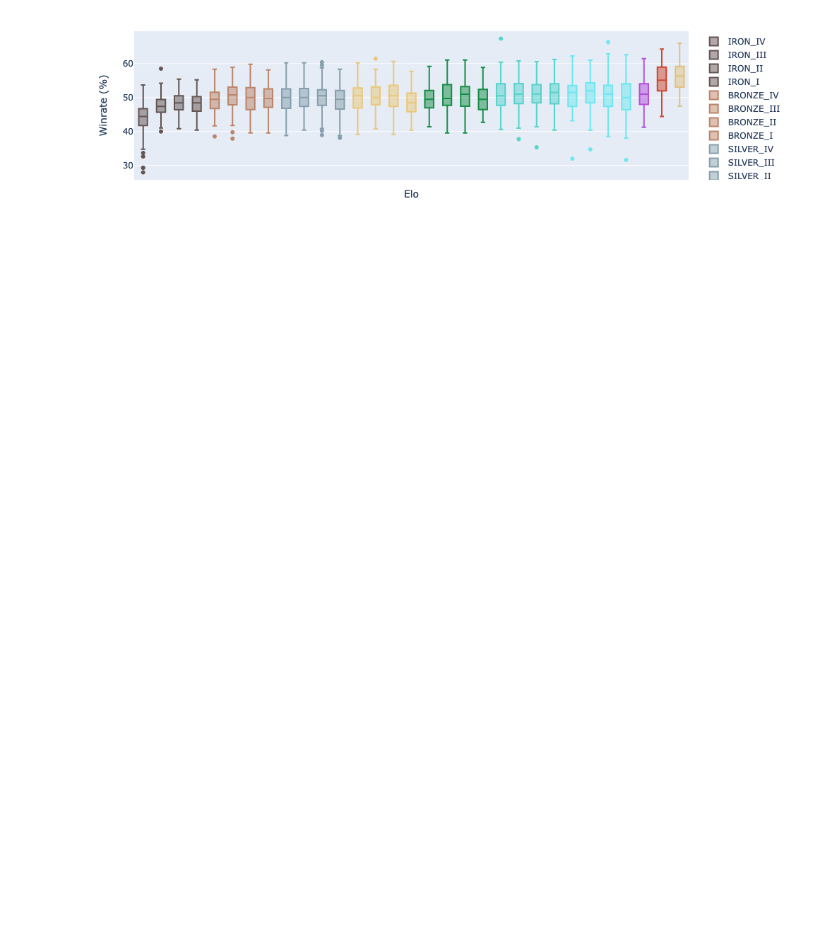
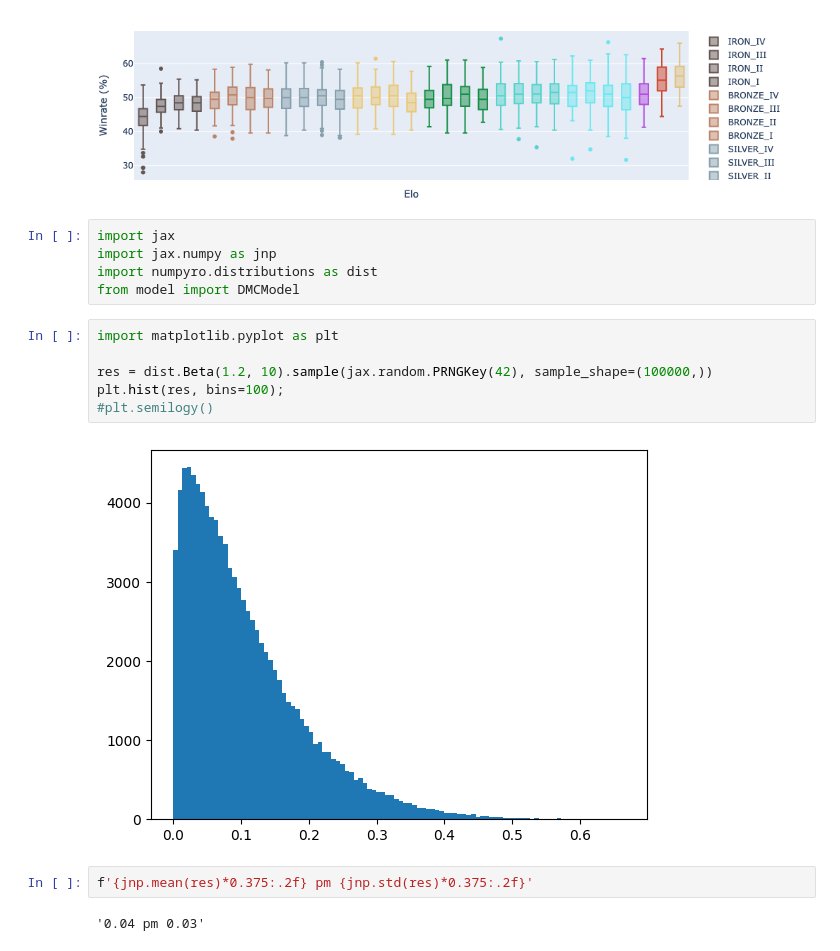
Before and after one commit to renecotyfanboy/leagueProject, a Jupyter notebook: dataset_exploration.ipynb, the cells around one changed output. Drawn from its saved outputs; the diff is of its cells as text; blank space fills up the shorter version.

```diff
--- a/dataset_exploration.ipynb
+++ b/dataset_exploration.ipynb
@@ -38,3 +40,20 @@ with open("docs/dataset/assets/winrate_over_division.json", "w") as f:
 # %% [output]
 [interactive output not drawn]
 [figure]
+# %%
+import jax
+import jax.numpy as jnp
+import numpyro.distributions as dist
+from model import DMCModel
+# %%
+import matplotlib.pyplot as plt
+
+res = dist.Beta(1.2, 10).sample(jax.random.PRNGKey(42), sample_shape=(100000,))
+plt.hist(res, bins=100);
+#plt.semilogy()
+# %% [output]
+[figure, added]
+# %%
+f'{jnp.mean(res)*0.375:.2f} pm {jnp.std(res)*0.375:.2f}'
+# %% [output]
+'0.04 pm 0.03'
```
Also changed, not shown: parts of 3 cells of this notebook, 10 other files.
